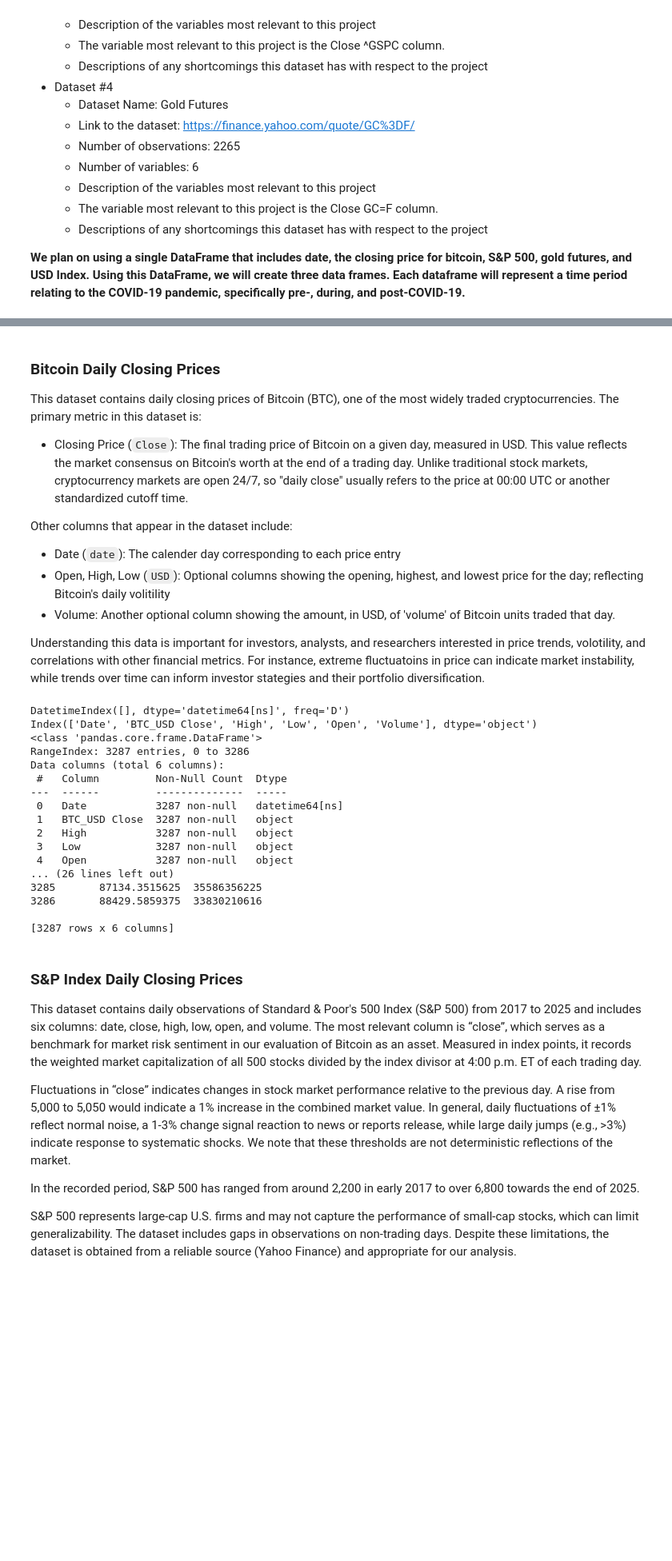
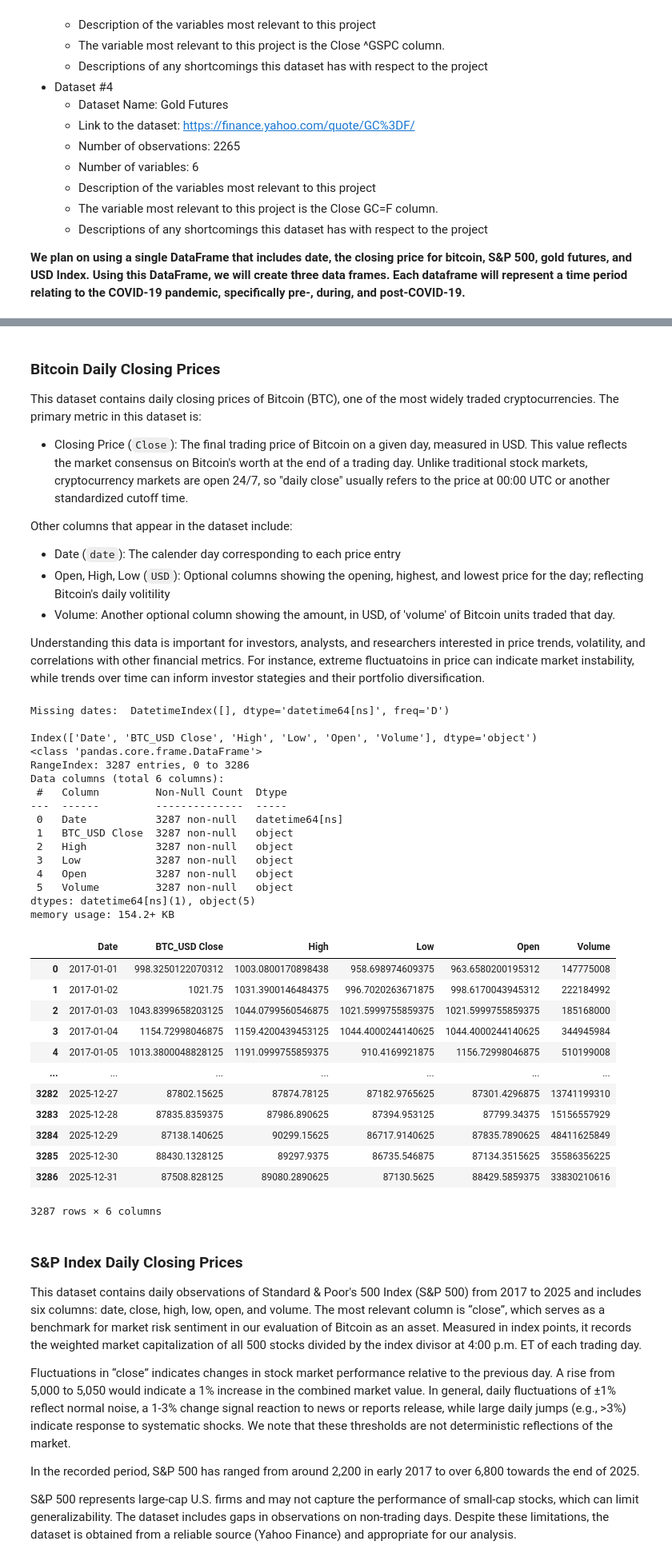
Before and after one commit to COGS108/Group110_WI26, a Jupyter notebook: 01-DataCheckpoint.ipynb, the cells around one changed output, grey strips where cells are left out. Shown at 80% size. Cells and saved outputs as stored; diff of their text form; code cells hidden in the pictures; blank space fills up the shorter version.

Commit message:
pasted over work from data checkpoint

```diff
--- a/01-DataCheckpoint.ipynb
+++ b/01-DataCheckpoint.ipynb
@@ -138,7 +141,7 @@ Other columns that appear in the dataset include:
 - Open, High, Low (`USD`): Optional columns showing the opening, highest, and lowest price for the day; reflecting Bitcoin's daily volitility
 - Volume: Another optional column showing the amount, in USD, of 'volume' of Bitcoin units traded that day.
 
-Understanding this data is important for investors, analysts, and researchers interested in price trends, volotility, and correlations with other financial metrics. For instance, extreme fluctuatoins in price can indicate market instability, while trends over time can inform investor stategies and their portfolio diversification.
+Understanding this data is important for investors, analysts, and researchers interested in price trends, volatility, and correlations with other financial metrics. For instance, extreme fluctuatoins in price can indicate market instability, while trends over time can inform investor stategies and their portfolio diversification.
 # %%
 # Method used to tidy data
 def find_missing_dates(df):
@@ -161,41 +164,53 @@ df_btc = df_btc.drop([0, 1]) # csv file previously had multi-index columns. The
 
 df_btc = df_btc.rename(columns={ # Rename columns that are useful to us
     'Price': 'Date',
     'Close': 'BTC_USD Close'
 }).reset_index(drop=True)
 
 #df_btc = df_btc.drop([13, 14]) # Used to test find_missing_dates function
 
 missing = find_missing_dates(df_btc) # Test if any dates are missing
-print(missing)
+print("Missing dates: ",missing, "\n")
 
 print(df_btc.columns) # Used to prove that each column has its own variable
 
 df_btc['Date'].is_unique # Used to prove no repeated dates
 
 df_btc.info() # Used to prove that each value is a single cell
 
 df_btc.describe(include='all') #
 
-print(df_btc)
+display(df_btc)
 # %% [output]
-DatetimeIndex([], dtype='datetime64[ns]', freq='D')
+Missing dates:  DatetimeIndex([], dtype='datetime64[ns]', freq='D')
+
 Index(['Date', 'BTC_USD Close', 'High', 'Low', 'Open', 'Volume'], dtype='object')
 <class 'pandas.core.frame.DataFrame'>
 RangeIndex: 3287 entries, 0 to 3286
 Data columns (total 6 columns):
  #   Column         Non-Null Count  Dtype
 ---  ------         --------------  -----
  0   Date           3287 non-null   datetime64[ns]
  1   BTC_USD Close  3287 non-null   object
  2   High           3287 non-null   object
  3   Low            3287 non-null   object
  4   Open           3287 non-null   object
-... (26 lines left out)
-3285       87134.3515625  35586356225
-3286       88429.5859375  33830210616
-
-[3287 rows x 6 columns]
+ 5   Volume         3287 non-null   object
+dtypes: datetime64[ns](1), object(5)
+memory usage: 154.2+ KB
+|  | Date | BTC_USD Close | High | Low | Open | Volume |
+| 0 | 2017-01-01 | 998.3250122070312 | 1003.0800170898438 | 958.698974609375 | 963.6580200195312 | 147775008 |
+| 1 | 2017-01-02 | 1021.75 | 1031.3900146484375 | 996.7020263671875 | 998.6170043945312 | 222184992 |
+| 2 | 2017-01-03 | 1043.8399658203125 | 1044.0799560546875 | 1021.5999755859375 | 1021.5999755859375 | 185168000 |
+| 3 | 2017-01-04 | 1154.72998046875 | 1159.4200439453125 | 1044.4000244140625 | 1044.4000244140625 | 344945984 |
+| 4 | 2017-01-05 | 1013.3800048828125 | 1191.0999755859375 | 910.4169921875 | 1156.72998046875 | 510199008 |
+| ... | ... | ... | ... | ... | ... | ... |
+| 3282 | 2025-12-27 | 87802.15625 | 87874.78125 | 87182.9765625 | 87301.4296875 | 13741199310 |
+| 3283 | 2025-12-28 | 87835.8359375 | 87986.890625 | 87394.953125 | 87799.34375 | 15156557929 |
+| 3284 | 2025-12-29 | 87138.140625 | 90299.15625 | 86717.9140625 | 87835.7890625 | 48411625849 |
+| 3285 | 2025-12-30 | 88430.1328125 | 89297.9375 | 86735.546875 | 87134.3515625 | 35586356225 |
+| 3286 | 2025-12-31 | 87508.828125 | 89080.2890625 | 87130.5625 | 88429.5859375 | 33830210616 |
+3287 rows × 6 columns
 # %% [markdown]
 ### S&P Index Daily Closing Prices
 
```
Also changed, not shown: parts of 6 cells of this notebook.
